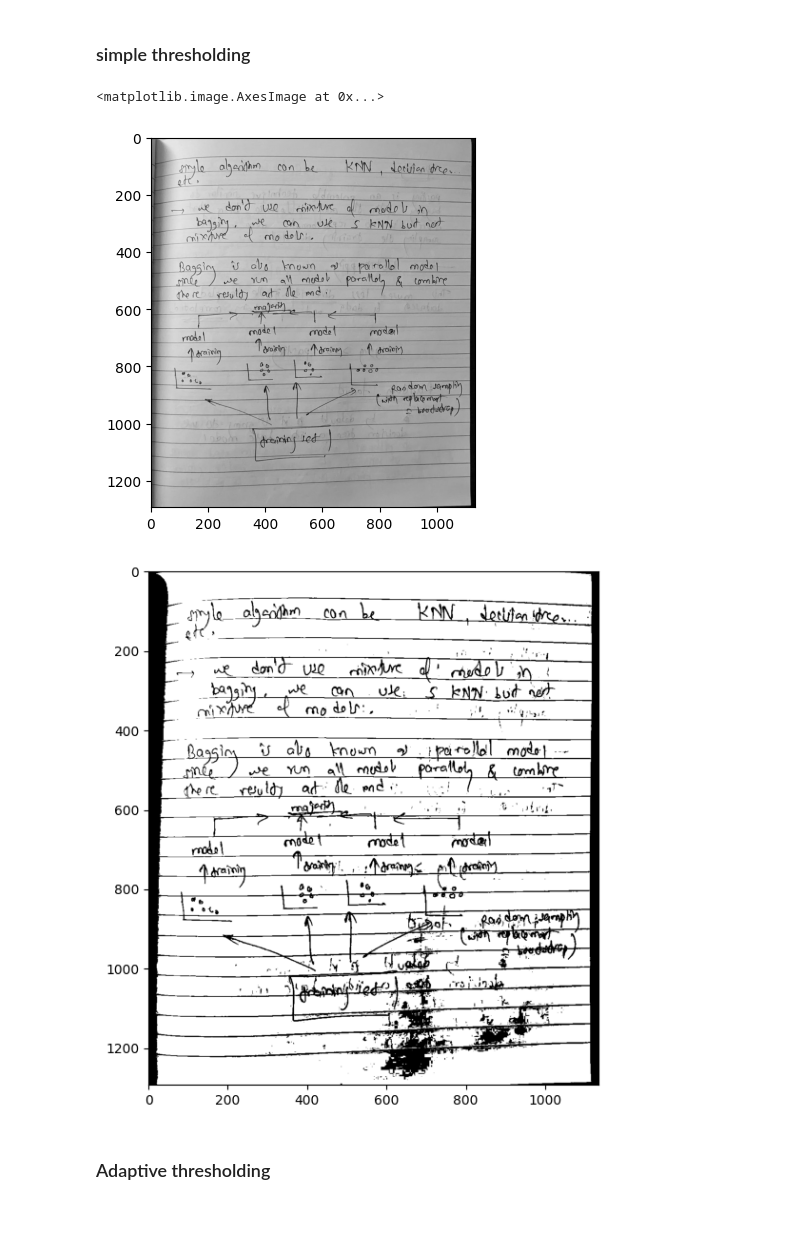
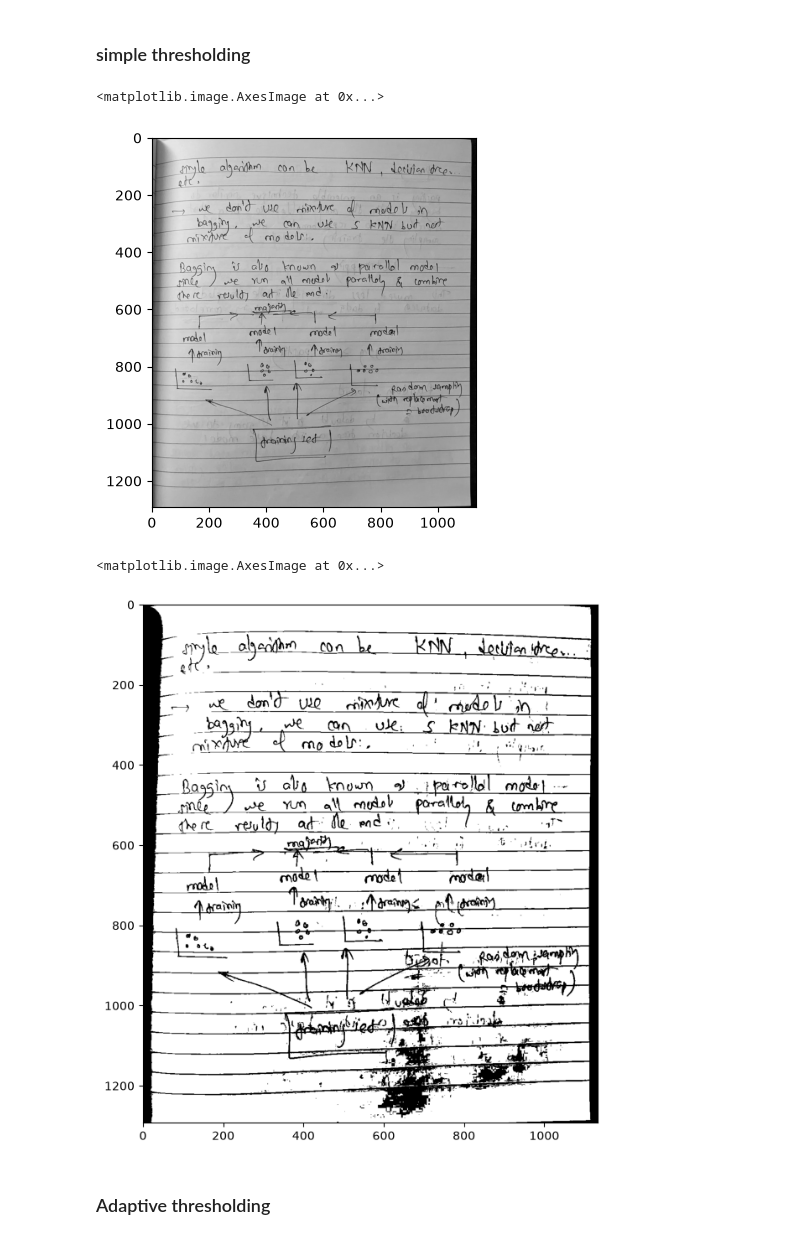
Before and after one commit to htetaunglynn94/Computer-Vision-with-CNN-TensorFlow-and-PyTorch, a Jupyter notebook: 05-OpenCV/17-image_segmentation.ipynb, the cells around one changed output. Saved outputs shown, nothing was run; the diff lists cells and outputs as text; code cells hidden in the pictures.

Commit message:
updated image segmentation notebook

```diff
--- a/05-OpenCV/17-image_segmentation.ipynb
+++ b/05-OpenCV/17-image_segmentation.ipynb
@@ -7,20 +7,20 @@ import matplotlib.pyplot as plt
 # %% [markdown]
 ### simple thresholding
 # %%
-image = cv2.imread("../images/handwritten.jpeg", 0)
-
-plt.imshow(image, cmap='grey')
+img = cv2.imread('./data/handwritten.jpeg', 0)
+plt.imshow(img, 'grey')
 # %% [output]
 <matplotlib.image.AxesImage at 0x...>
-[figure, old version]
+[figure, new version]
 # %%
-retval, binary = cv2.threshold(image, 150, 255, cv2.THRESH_BINARY)
-
-plt.figure(figsize=(12,7))
-
-plt.imshow(binary, cmap='grey')
-plt.show()
+retval, binary_msk = cv2.threshold(src=img, thresh=150, maxval=255, type=cv2.THRESH_BINARY)
+'''
+255 if pixel > 150, else 0
+'''
+plt.figure(figsize=(7,12))
+plt.imshow(binary_msk, 'grey')
 # %% [output]
+<matplotlib.image.AxesImage at 0x...>
-[figure, old version]
+[figure, new version]
 # %% [markdown]
 ### Adaptive thresholding
```
Also changed, not shown: parts of 11 cells of this notebook, 1 other file.
